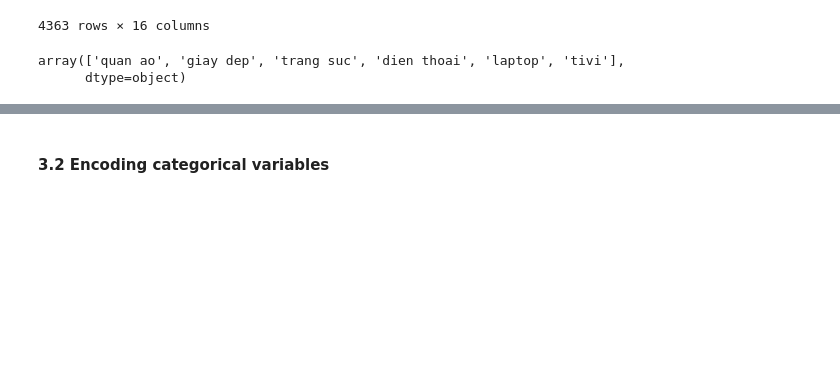
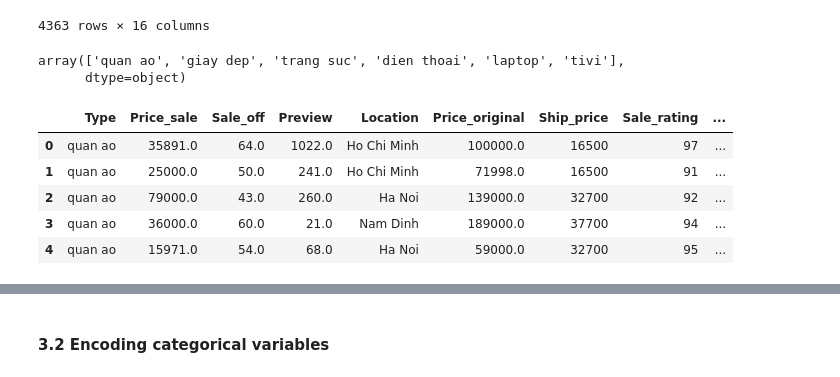
Before and after one commit to sang6174/DS2024_Project_Team15, a Jupyter notebook: Project_main.ipynb, the cells around one changed output, grey strips where cells are left out. Cells and saved outputs as stored; diff of their text form; code cells hidden in the pictures; blank space fills up the shorter version.

```diff
--- a/Project_main.ipynb
+++ b/Project_main.ipynb
@@ -370,3 +339,21 @@ data['Type'].unique()
 # %% [output]
 array(['quan ao', 'giay dep', 'trang suc', 'dien thoai', 'laptop', 'tivi'],
       dtype=object)
+# %%
+# Cột cần chuyển
+column_name = 'Total_sold'
+
+# Pop cột ra khỏi DataFrame
+column = data.pop(column_name)
+
+# Chèn cột vào vị trí cuối cùng
+data[column_name] = column
+
+data.head()
+# %% [output]
+|  | Type | Price_sale | Sale_off | Preview | Location | Price_original | Ship_price | Sale_rating | ... |
+| 0 | quan ao | 35891.0 | 64.0 | 1022.0 | Ho Chi Minh | 100000.0 | 16500 | 97 | ... |
+| 1 | quan ao | 25000.0 | 50.0 | 241.0 | Ho Chi Minh | 71998.0 | 16500 | 91 | ... |
+| 2 | quan ao | 79000.0 | 43.0 | 260.0 | Ha Noi | 139000.0 | 32700 | 92 | ... |
+| 3 | quan ao | 36000.0 | 60.0 | 21.0 | Nam Dinh | 189000.0 | 37700 | 94 | ... |
+| 4 | quan ao | 15971.0 | 54.0 | 68.0 | Ha Noi | 59000.0 | 32700 | 95 | ... |
```
Also changed, not shown: parts of 34 cells of this notebook.
